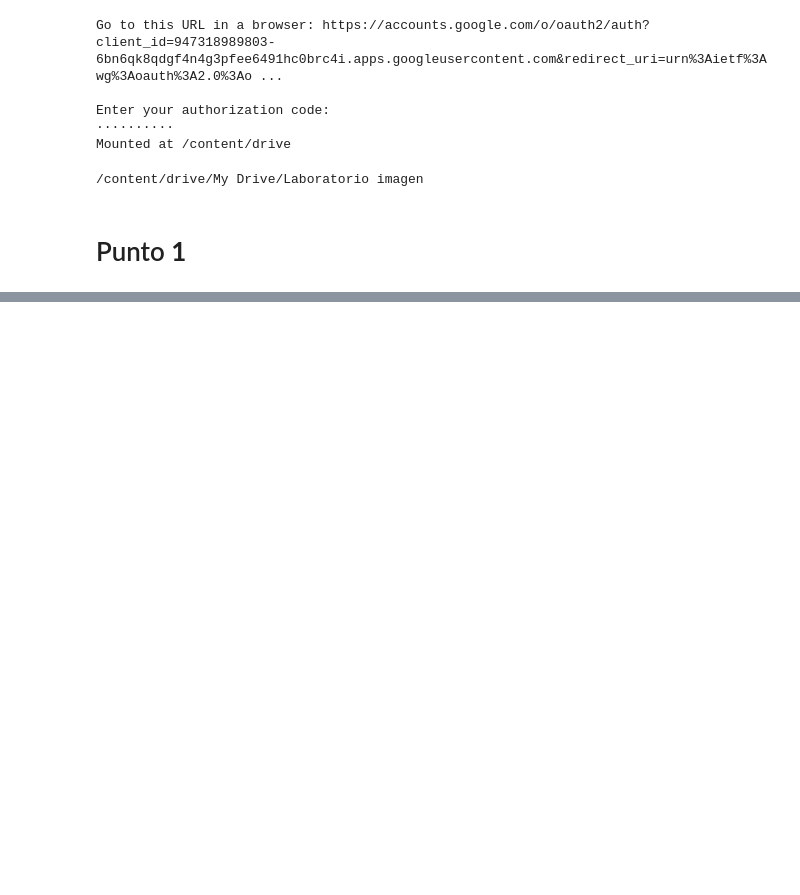
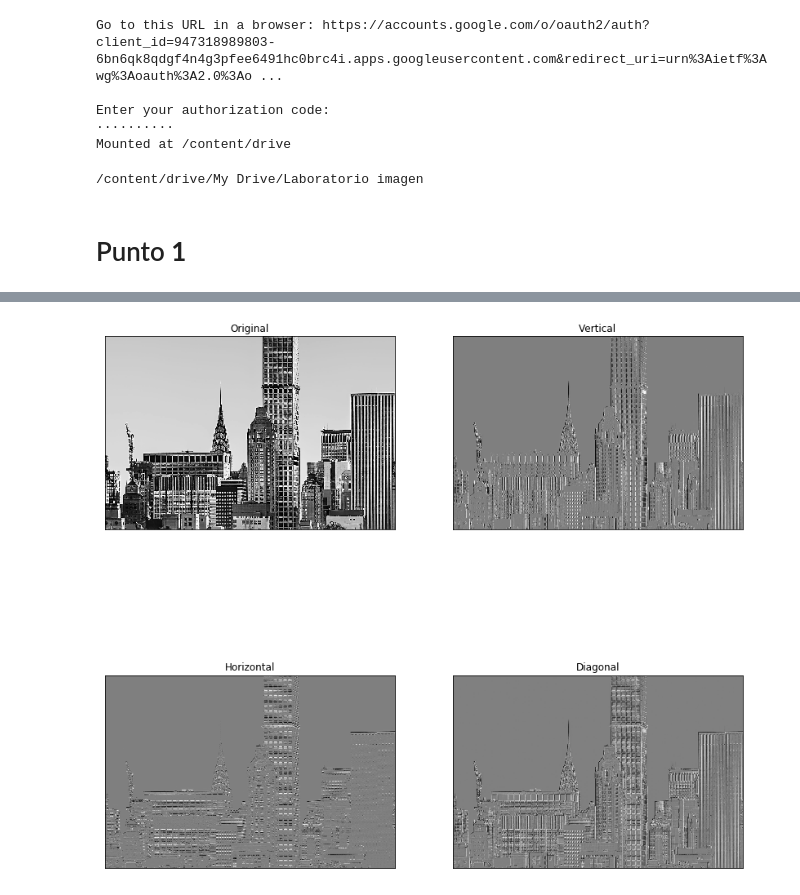
Before and after one commit to camilo520/ProcesamientoImagen, a Jupyter notebook: Laboratorio.ipynb, the cells around one changed output, grey strips where cells are left out. Drawn from its saved outputs; the diff is of its cells as text; code cells hidden in the pictures; blank space fills up the shorter version.

```diff
--- a/Laboratorio.ipynb
+++ b/Laboratorio.ipynb
@@ -123,0 +124,11 @@ displayGray2(img, x_sobel, "Original", "Derivated in Y")
+# %%
+img=cv2.imread('furi2.jpg',0)
+x_sobel=cv2.Sobel(img, cv2.CV_64F, 1, 0, ksize=5)
+
+y_sobel=cv2.Sobel(img, cv2.CV_64F, 0, 1, ksize=5)
+
+xy_sobel = x_sobel+y_sobel
+
+displayGray4(img, x_sobel, y_sobel, xy_sobel, "Original", "Vertical", "Horizontal", "Diagonal")
+# %% [output]
+[figure, added]
```
Also changed, not shown: parts of 4 cells of this notebook.
